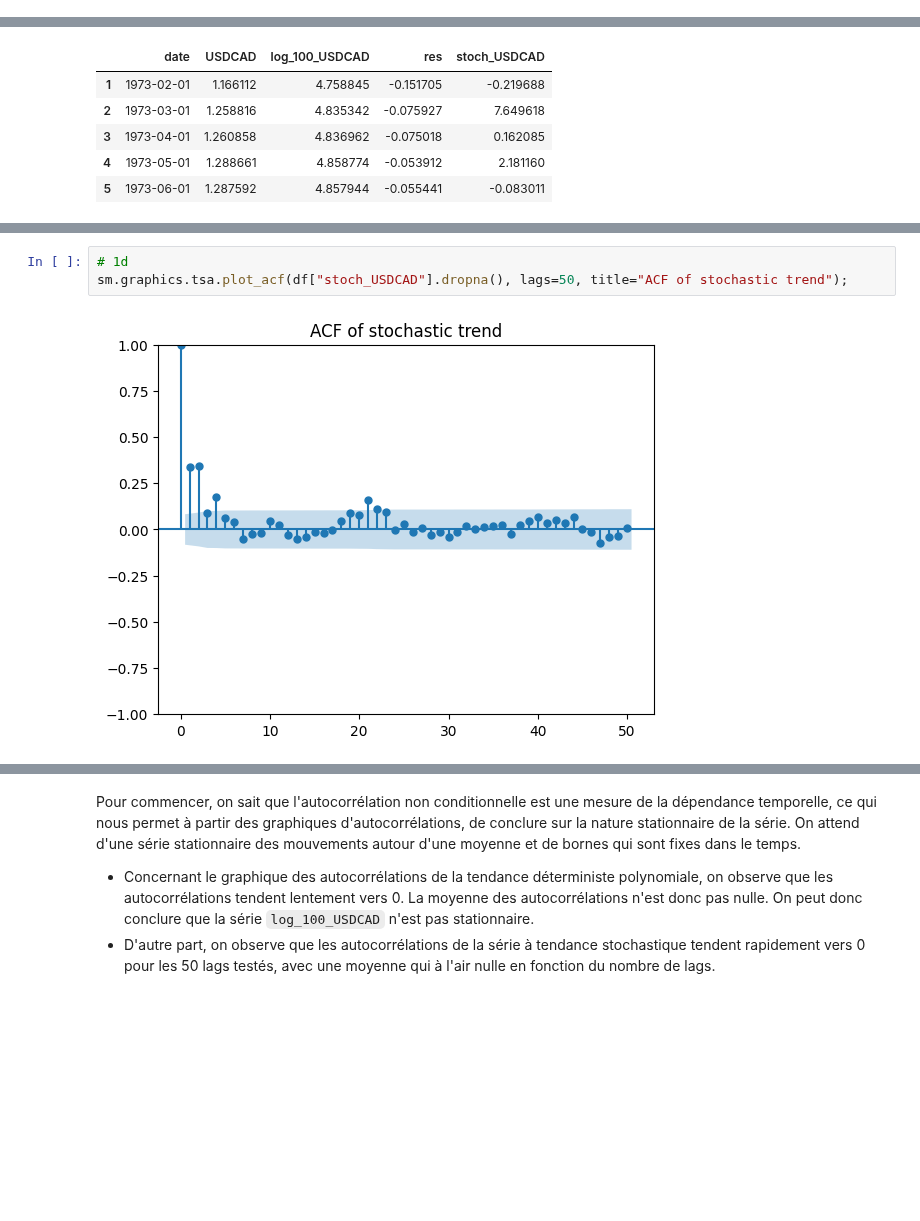
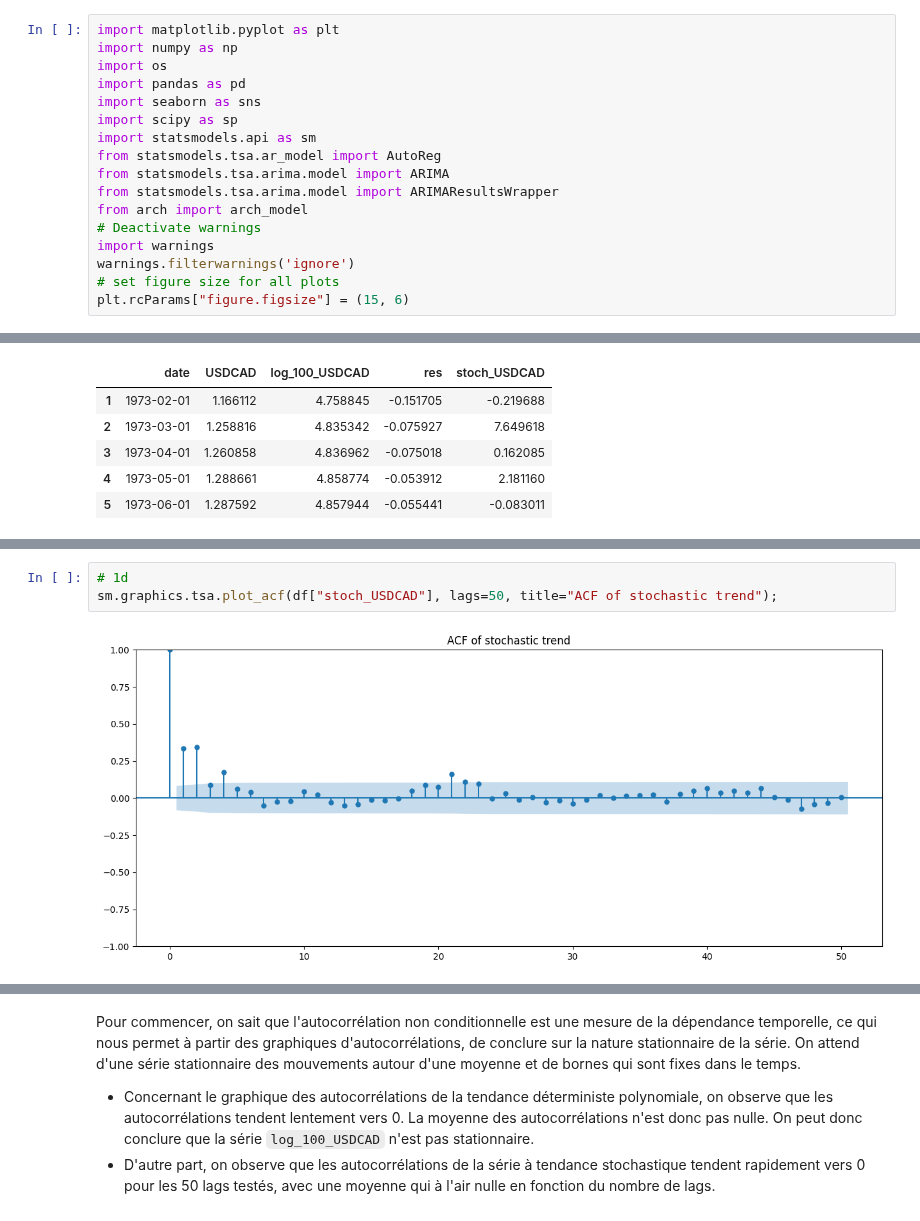
Before and after one commit to Thomas4390/econometrics_tp1, a Jupyter notebook: tp1.ipynb, the cells around one changed output, grey strips where cells are left out. Saved outputs shown, nothing was run; the diff lists cells and outputs as text; blank space fills up the shorter version.

```diff
--- a/tp1.ipynb
+++ b/tp1.ipynb
@@ -6,3 +1,20 @@ warnings.filterwarnings('ignore')
+# %%
+import matplotlib.pyplot as plt
+import numpy as np
+import os
+import pandas as pd
+import seaborn as sns
+import scipy as sp
+import statsmodels.api as sm
+from statsmodels.tsa.ar_model import AutoReg
+from statsmodels.tsa.arima.model import ARIMA
+from statsmodels.tsa.arima.model import ARIMAResultsWrapper
+from arch import arch_model
+# Deactivate warnings
+import warnings
+warnings.filterwarnings('ignore')
+# set figure size for all plots
+plt.rcParams["figure.figsize"] = (15, 6)
 # %%
 df = pd.read_csv("data_W2023.csv")
 df.columns = ["date", "USDCAD"]
@@ -131,6 +143,6 @@ Text(0.5, 1.0, 'Hypothesis: stochastic trend')
 # %%
 # 1d
-sm.graphics.tsa.plot_acf(df["stoch_USDCAD"].dropna(), lags=50, title="ACF of stochastic trend");
+sm.graphics.tsa.plot_acf(df["stoch_USDCAD"], lags=50, title="ACF of stochastic trend");
 # %% [output]
-[figure, old version]
+[figure, new version]
 # %%
```
Also changed, not shown: parts of 35 cells of this notebook, 2 other files.
